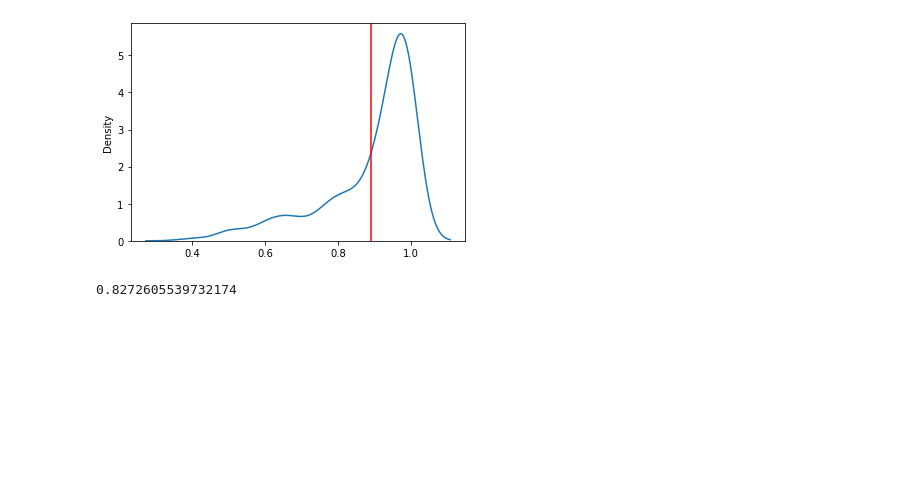
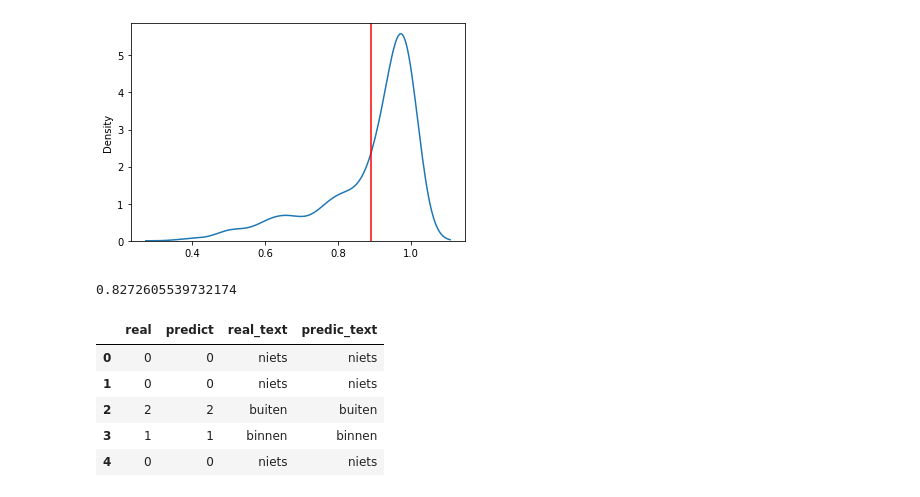
Before and after one commit to BartDePaepeHogent/machine_learning_musti, a Jupyter notebook: musti.ipynb, the cells around one changed output. Saved outputs shown, nothing was run; the diff lists cells and outputs as text; code cells hidden in the pictures; blank space fills up the shorter version.

```diff
--- a/musti.ipynb
+++ b/musti.ipynb
@@ -206,3 +209,16 @@ plt.show()
 np.quantile(proba_np_array, 0.25)
 # %% [output]
 0.8272605539732174
+# %%
+test_frame = pd.DataFrame({'real': y_test_array, 'predict': pred_np_array})
+test_frame = test_frame.astype(int)
+test_frame["real_text"] = np.where(test_frame['real']== 0, "niets", np.where(test_frame['real']== 1, "binnen", "buiten"))
+test_frame["predic_text"] = np.where(test_frame['real']== 0, "niets", np.where(test_frame['real']== 1, "binnen", "buiten"))
+test_frame.head()
+# %% [output]
+|  | real | predict | real_text | predic_text |
+| 0 | 0 | 0 | niets | niets |
+| 1 | 0 | 0 | niets | niets |
+| 2 | 2 | 2 | buiten | buiten |
+| 3 | 1 | 1 | binnen | binnen |
+| 4 | 0 | 0 | niets | niets |
```
Also changed, not shown: parts of 3 cells of this notebook, 1 other file.
